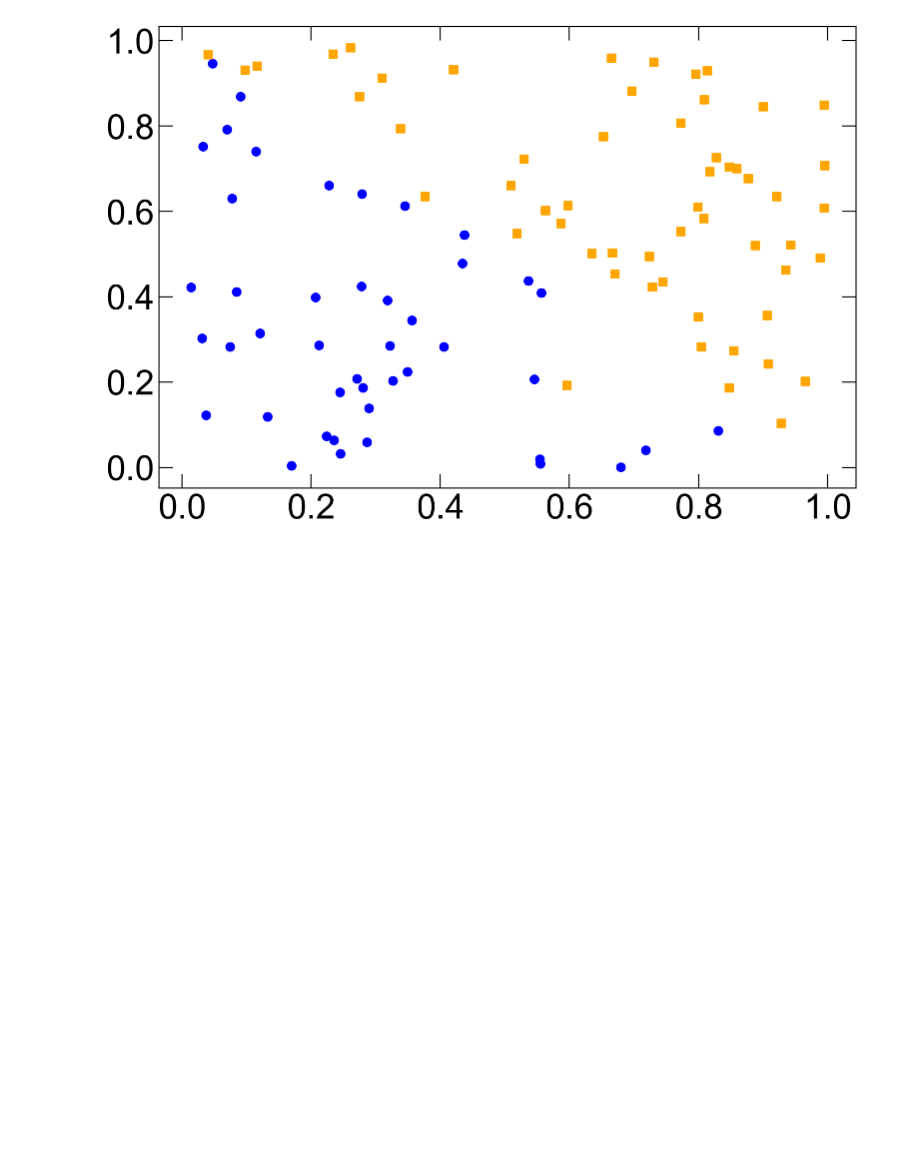
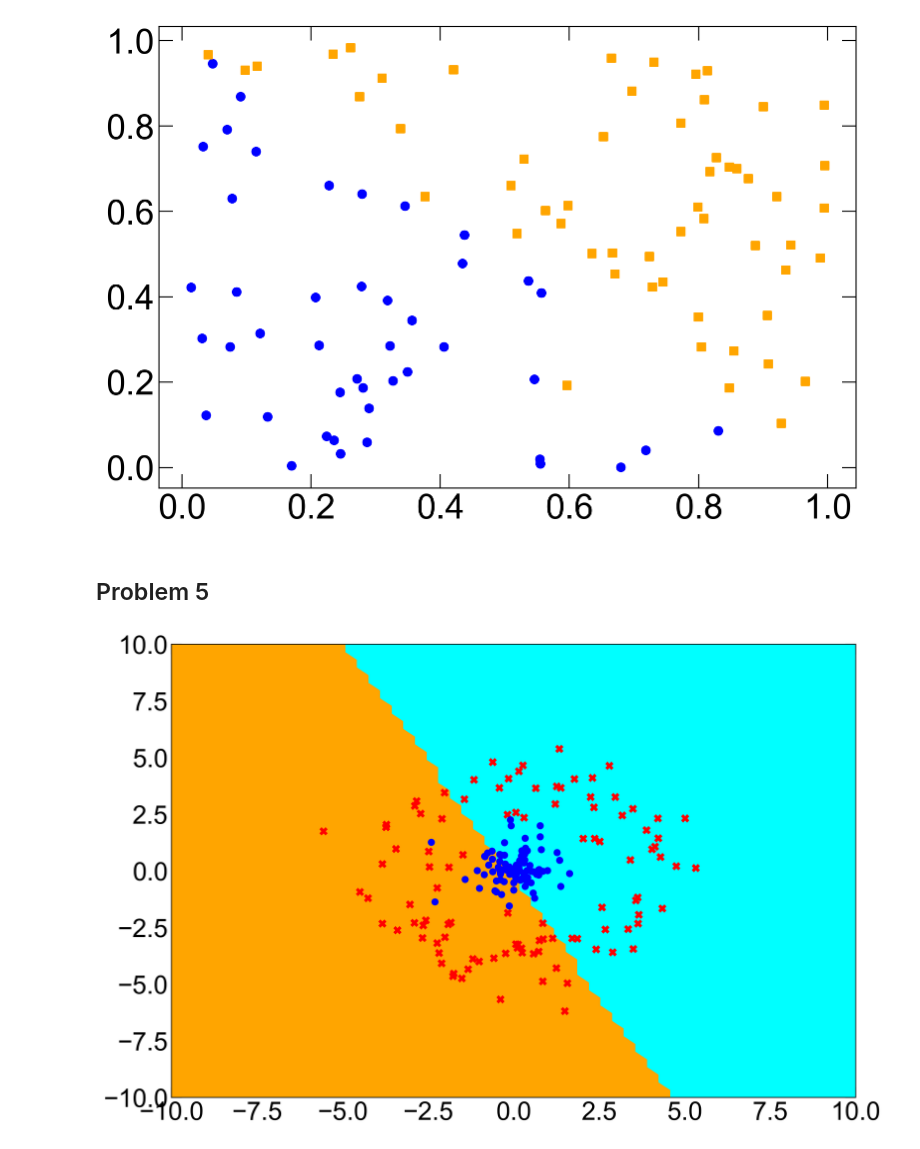
Before and after one commit to dcarabadjac/cs229-2018-autumn, a Jupyter notebook: problem-sets/PS2/PS2_Solution.ipynb, the cells around one changed output. Drawn from its saved outputs; the diff is of its cells as text; code cells hidden in the pictures; blank space fills up the shorter version.

Commit message:
Added the solution for problem 5

```diff
--- a/problem-sets/PS2/PS2_Solution.ipynb
+++ b/problem-sets/PS2/PS2_Solution.ipynb
@@ -70,3 +73,32 @@ plot(Xa, Ya)
 plot(Xb, Yb_noisy)
 # %% [output]
 [figure]
+# %% [markdown]
+## Problem 5
+# %%
+train_x, train_y = util.load_csv('data/ds5_train.csv')
+
+m, n = train_x.shape
+
+state = p05_percept.initial_state(n)
+
+kernel = p05_percept.dot_kernel
+kernel_name = 'Dot_kernel'
+
+learning_rate = 0.01
+
+for x_i, y_i in zip(train_x, train_y):
+    p05_percept.update_state(state, kernel, learning_rate, x_i, y_i)
+
+test_x, test_y = util.load_csv('data/ds5_test.csv')
+
+plt.figure(figsize=(12, 8))
+util.plot_contour(lambda a: p05_percept.predict(state, kernel, a))
+util.plot_points(test_x, test_y)
+plt.savefig('output/p05_{}_output.pdf'.format(kernel_name))
+
+predict_y = [p05_percept.predict(state, kernel, test_x[i, :]) for i in range(test_y.shape[0])]
+
+np.savetxt('output/p05_{}_predictions'.format(kernel_name), predict_y)
+# %% [output]
+[figure, added]
```
Also changed, not shown: parts of 3 cells of this notebook, 6 other files.
